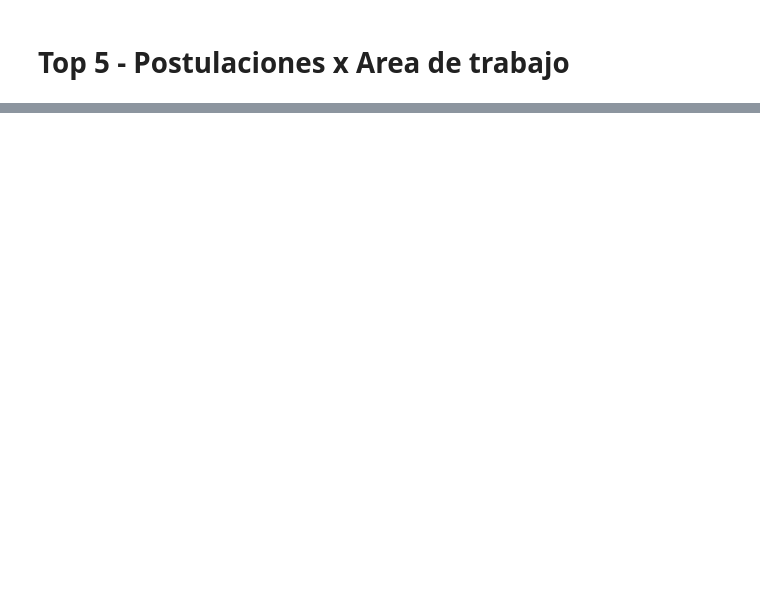
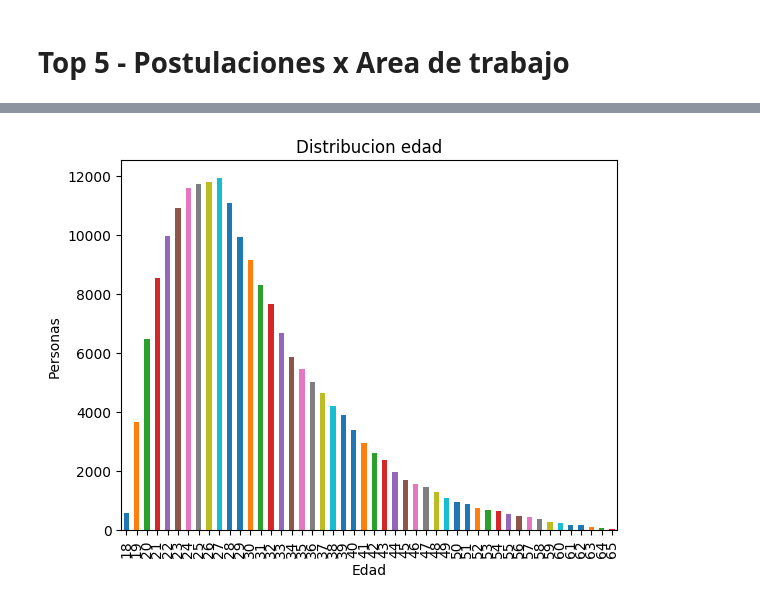
Before and after one commit to BrigliaAn/TP1-AnalisisExploratorio-ZonaJobs, a Jupyter notebook: Santiago.ipynb, the cells around one changed output, grey strips where cells are left out. Cells and saved outputs as stored; diff of their text form; code cells hidden in the pictures; blank space fills up the shorter version.

```diff
--- a/Santiago.ipynb
+++ b/Santiago.ipynb
@@ -204,0 +279,4 @@ plt.show()
+# %%
+# Borro datos invalidos
+p_genero_edad = p_genero_edad[(p_genero_edad['fechanacimiento'].str.startswith('19')) \
+                              | (p_genero_edad['fechanacimiento'].str.startswith('20'))]
@@ -204,0 +292,14 @@ plt.show()
+# %%
+p_genero_edad['edad'] = pd.to_datetime('today').year-pd.to_datetime(p_genero_edad['fechanacimiento']).dt.year
+# %%
+p_genero_edad = p_genero_edad[(p_genero_edad['edad'] <= 65) & (p_genero_edad['edad'] >= 18)]
+# %%
+fig = plt.figure()
+ax = fig.add_subplot(111)
+plt.title('Distribucion edad')
+ax.set_xlabel('Edad')
+ax.set_ylabel('Personas')
+p_genero_edad['edad'].value_counts().sort_index().plot(kind='bar')
+plt.show()
+# %% [output]
+[figure, added]
```
Also changed, not shown: parts of 21 cells of this notebook.
